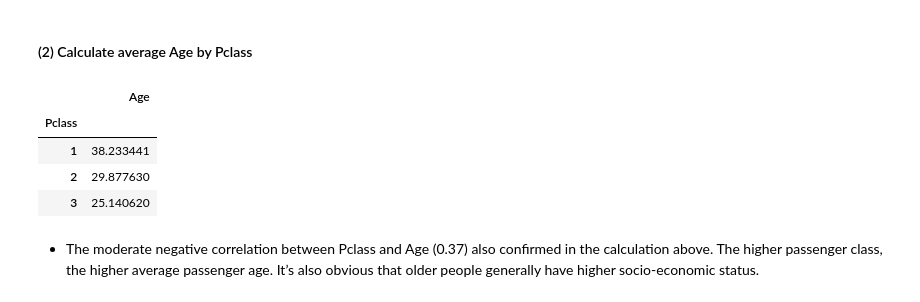
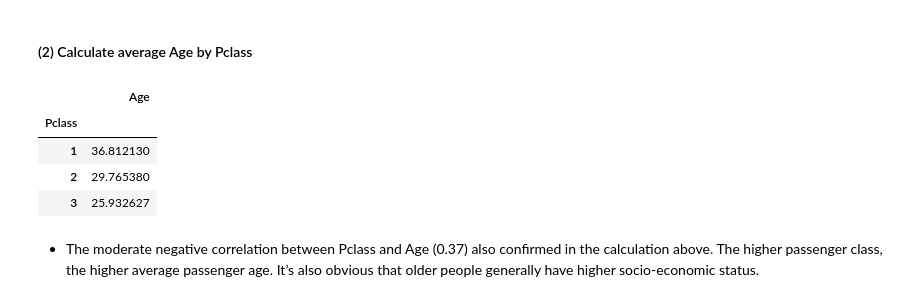
Before and after one commit to freena22/Udacity-Data-Analysis-Nanodegree, a Jupyter notebook: 07_P2_Investigate_Titanic_Dataset.ipynb, the cells around one changed output. Drawn from its saved outputs; the diff is of its cells as text; code cells hidden in the pictures.

```diff
--- a/07_P2_Investigate_Titanic_Dataset.ipynb
+++ b/07_P2_Investigate_Titanic_Dataset.ipynb
@@ -125,0 +137,3 @@ print(len(New_Embarked))
+# %%
+titanic['Age'] = titanic['Age'].fillna(titanic['Age'].median())
+titanic.isnull().sum()
@@ -255,3 +252,0 @@ plt.axvline(titanic['Age'].dropna().mean(), color='r')  # redline:mean
-# %%
-titanic['Age'] = titanic['Age'].fillna(titanic['Age'].mean())
-titanic.isnull().sum()
@@ -310,0 +267,20 @@ g.map(plt.hist, 'Age', bins=80)
+# %%
+# create a age band for better visualization
+
+def age_band(age):
+    if age < 5:
+        return 'Infant&Kid'
+    elif age < 18 and age >= 5:
+        return 'Child'
+    elif age > 60:
+        return 'Senior'
+    else:
+        return 'Adult'
+
+titanic['Age_band'] = titanic['Age'].apply(age_band)
+Age_band_survived_rate = survived_rate('Age_band')
+print(Age_band_survived_rate)
+
+Age_band_survived_rate.plot(kind='barh')
+plt.xlabel('Survival Rates')
+plt.ylabel('Age_band')
@@ -446,14 +435,14 @@ Fares_by_Pclass
 # %% [markdown]
 #### (2) Calculate average Age by Pclass
 # %%
-Average_Age_by_Pclass = new_titanic.pivot_table(index='Pclass',values=['Age'],aggfunc=np.mean)
+Average_Age_by_Pclass = titanic.pivot_table(index='Pclass',values=['Age'],aggfunc=np.mean)
 Average_Age_by_Pclass
 # %% [output]
 |  | Age |
 | Pclass |  |
-| 1 | 38.233441 |
-| 2 | 29.877630 |
-| 3 | 25.140620 |
+| 1 | 36.812130 |
+| 2 | 29.765380 |
+| 3 | 25.932627 |
 # %% [markdown]
 - The moderate negative correlation between Pclass and Age (0.37) also confirmed in the calculation above. The higher passenger class, the higher average passenger age. It’s also obvious that older people generally have higher socio-economic status.
 # %% [markdown]
```
Also changed, not shown: parts of 27 cells of this notebook.
